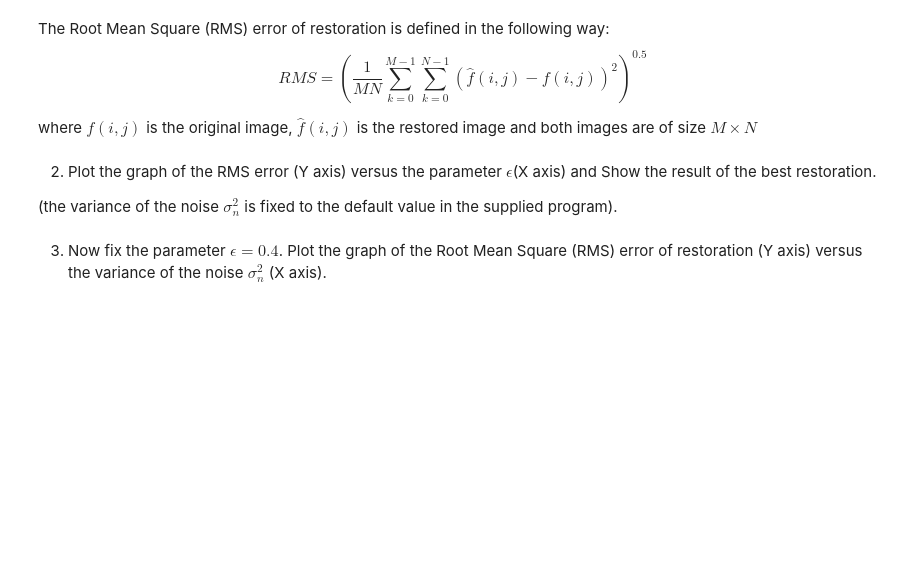
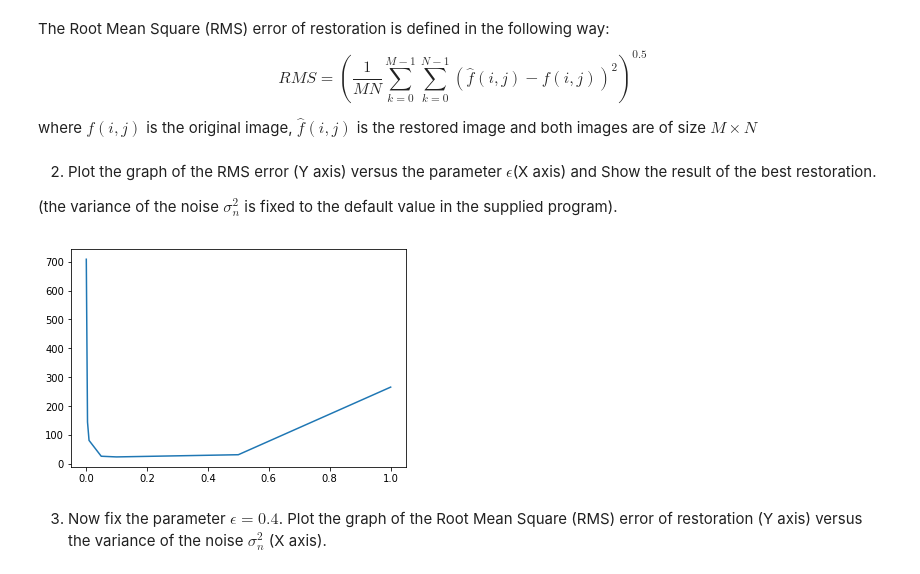
Before and after one commit to ophir91/Iplab_5, a Jupyter notebook: Lab5.ipynb, the cells around one changed output. Drawn from its saved outputs; the diff is of its cells as text; code cells hidden in the pictures; blank space fills up the shorter version.

```diff
--- a/Lab5.ipynb
+++ b/Lab5.ipynb
@@ -137,3 +136,15 @@ where $f(i, j)$ is the original image, $\hat{f}(i,j)$ is the restored image and
+# %%
+# Insert your code here
+epsilon = (0.001, 0.005, 0.01, 0.05, 0.1, 0.5, 1)
+rms =list()
+for eps in epsilon:
+    denosie_pseudo_img = PseudoInvertFilter(noise,filter_blur,eps)
+    m,n = denosie_pseudo_img.shape
+    rms.append(np.sqrt((1/m*n) * np.sum(np.sum(np.power(denosie_pseudo_img-img,2)))))
+plt.plot(epsilon,rms)
+plt.show()
+# %% [output]
+[figure, added]
 # %% [markdown]
 3. Now fix the parameter $\epsilon = 0.4$.
 Plot the graph of the Root Mean Square (RMS) error of restoration (Y axis) versus the
```
Also changed, not shown: parts of 3 cells of this notebook.
